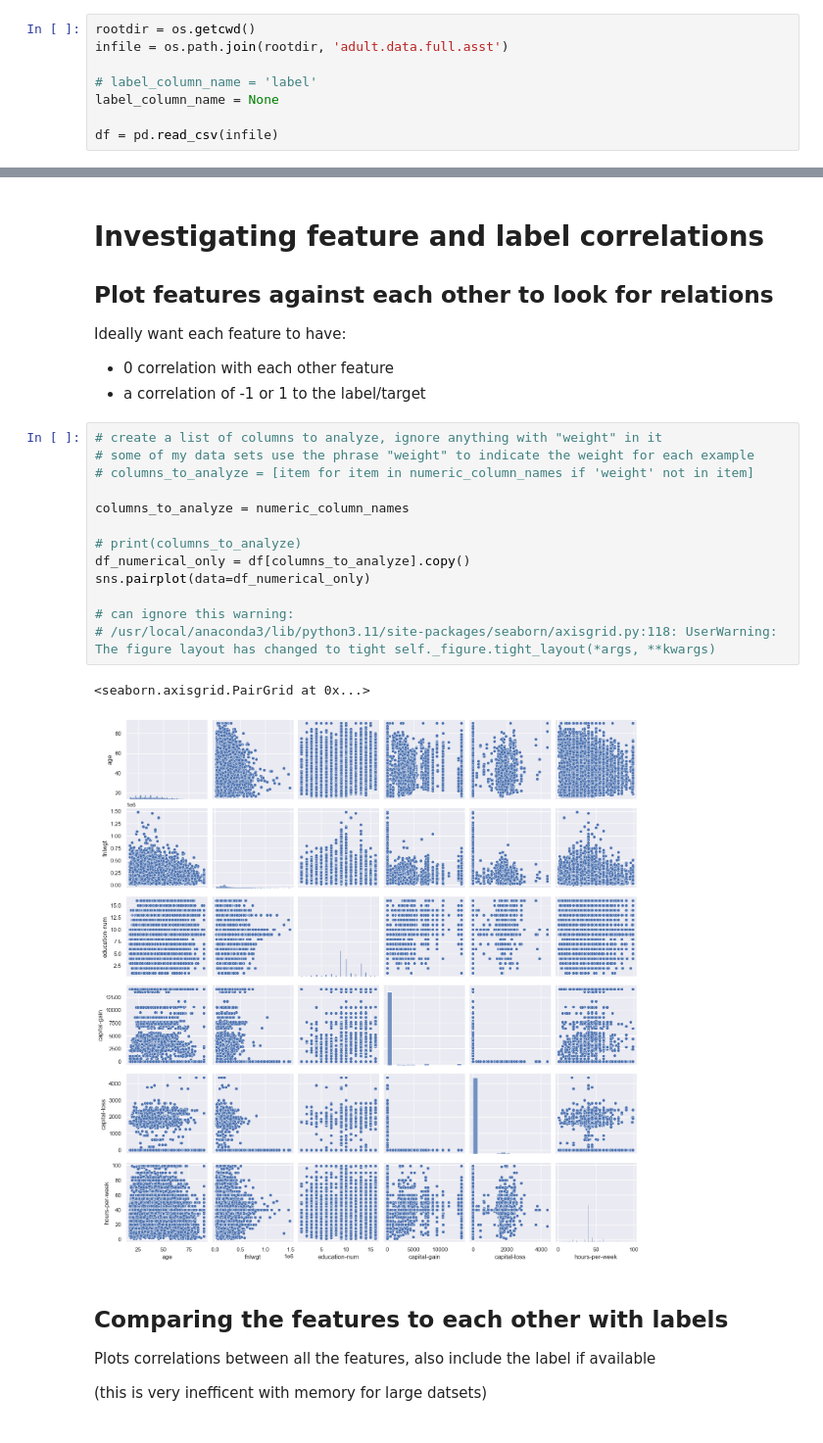
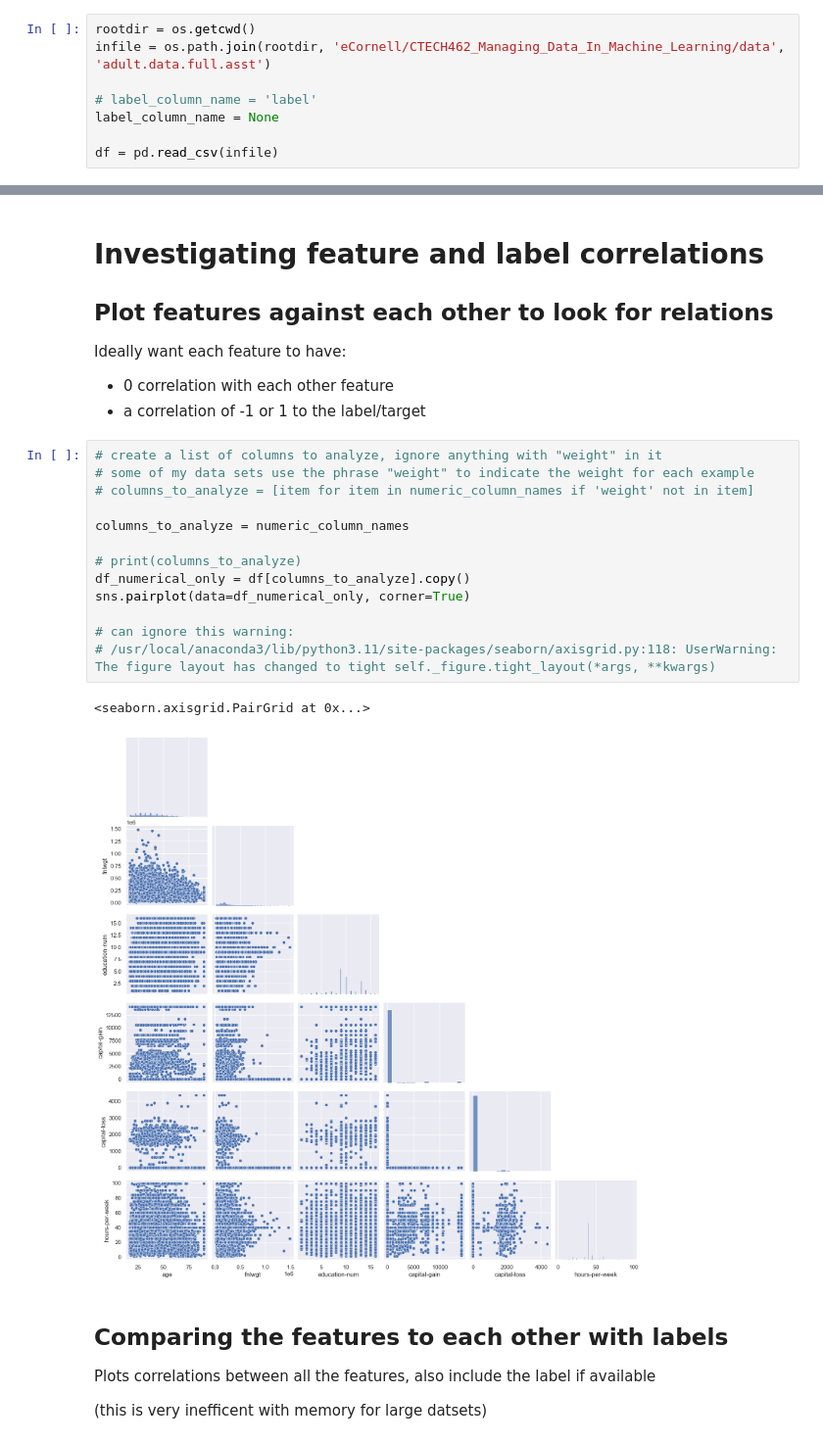
Before and after one commit to THE-MOLECULAR-MAN/machine-learning, a Jupyter notebook: exploratory_data_analysis.ipynb, the cells around one changed output, grey strips where cells are left out. Shown at 98% size. Drawn from its saved outputs; the diff is of its cells as text.

```diff
--- a/exploratory_data_analysis.ipynb
+++ b/exploratory_data_analysis.ipynb
@@ -31,7 +50,7 @@ Define the path to the dataset file
 Define the name of the label column
 # %%
 rootdir = os.getcwd()
-infile = os.path.join(rootdir, 'adult.data.full.asst')
+infile = os.path.join(rootdir, 'eCornell/CTECH462_Managing_Data_In_Machine_Learning/data', 'adult.data.full.asst')
 
 # label_column_name = 'label'
 label_column_name = None
@@ -315,19 +337,19 @@ Ideally want each feature to have:
 # %%
 # create a list of columns to analyze, ignore anything with "weight" in it
 # some of my data sets use the phrase "weight" to indicate the weight for each example
 # columns_to_analyze = [item for item in numeric_column_names if 'weight' not in item]
 
 columns_to_analyze = numeric_column_names
 
 # print(columns_to_analyze)
 df_numerical_only = df[columns_to_analyze].copy()
-sns.pairplot(data=df_numerical_only)
+sns.pairplot(data=df_numerical_only, corner=True)
 
 # can ignore this warning:
 # /usr/local/anaconda3/lib/python3.11/site-packages/seaborn/axisgrid.py:118: UserWarning: The figure layout has changed to tight self._figure.tight_layout(*args, **kwargs)
 # %% [output]
 <seaborn.axisgrid.PairGrid at 0x...>
-[figure, old version]
+[figure, new version]
 # %% [markdown]
 ## Comparing the features to each other with labels
 
```
Also changed, not shown: parts of 12 cells of this notebook.
